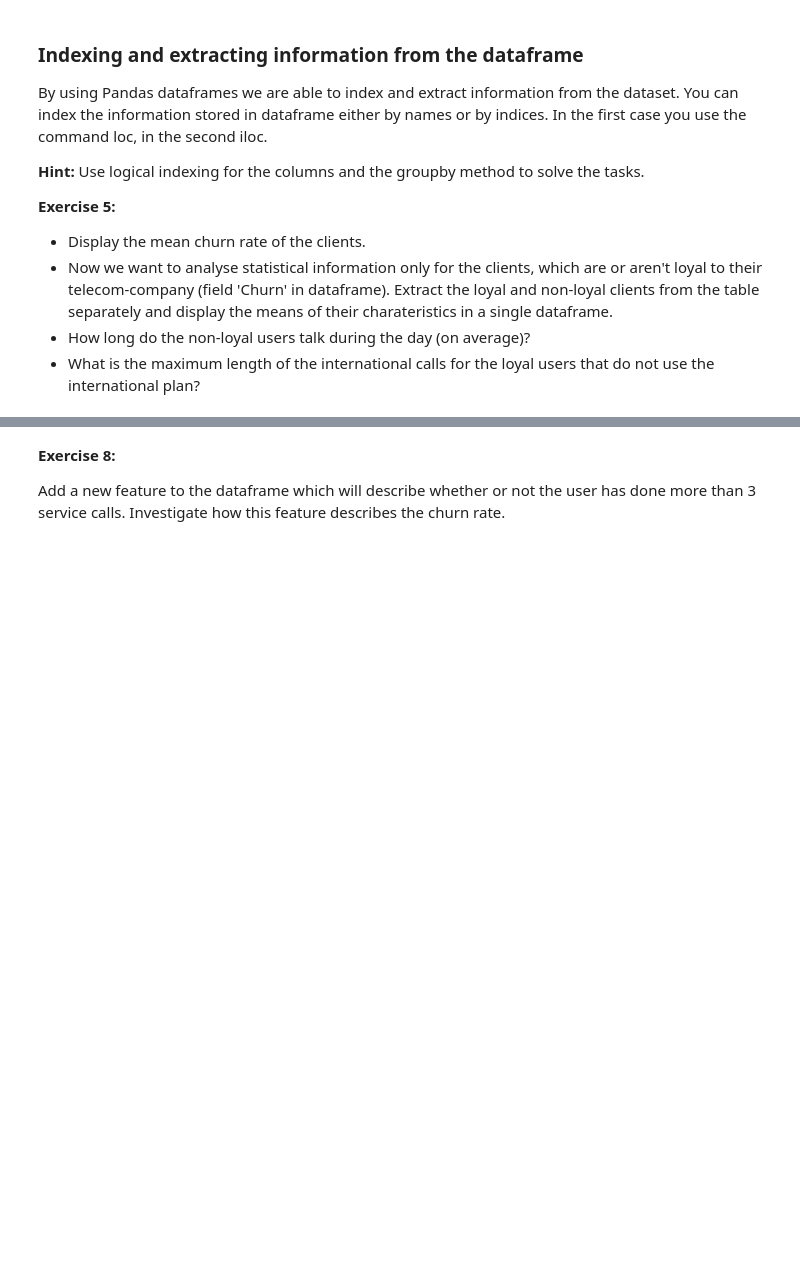
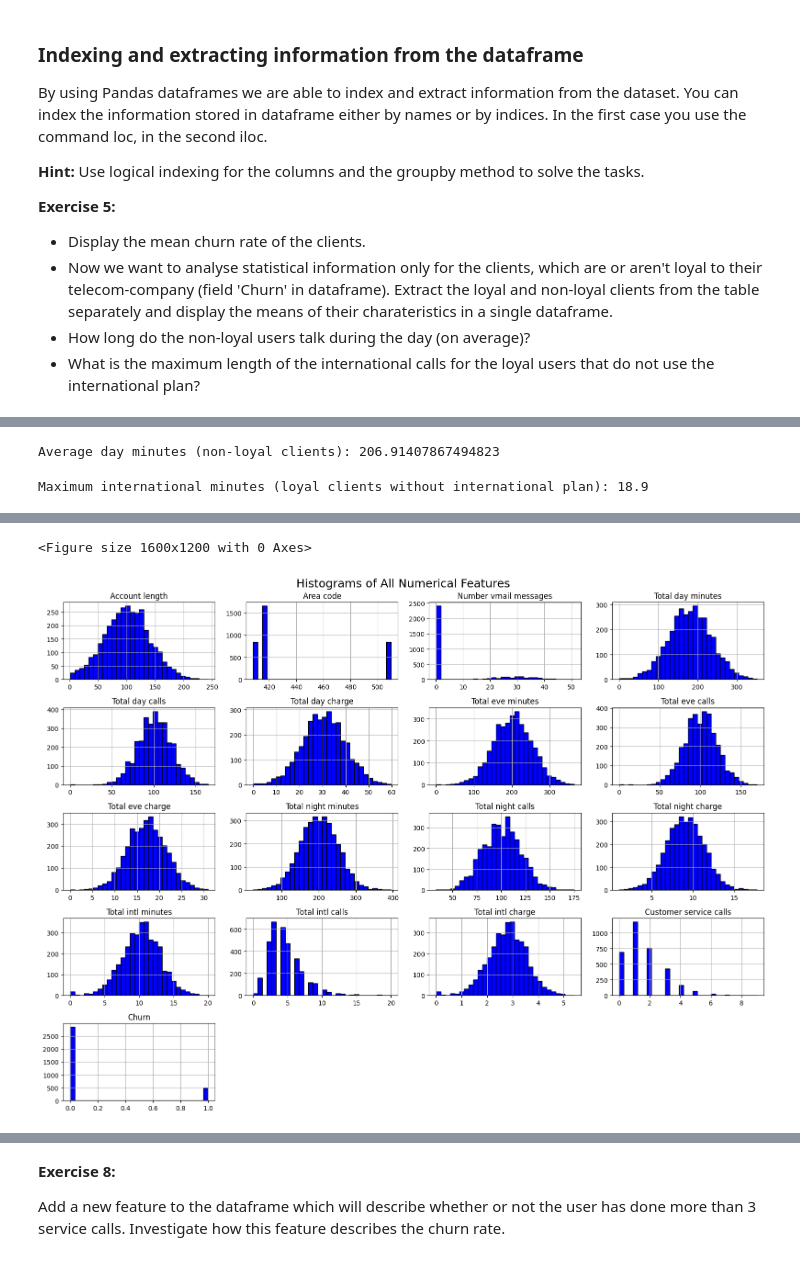
Before and after one commit to mohiuddinshahrukh/ML_LAB_0, a Jupyter notebook: Lab01_pandas_and_matplotlib.ipynb, the cells around one changed output, grey strips where cells are left out. Drawn from its saved outputs; the diff is of its cells as text; code cells hidden in the pictures; blank space fills up the shorter version.

```diff
--- a/Lab01_pandas_and_matplotlib.ipynb
+++ b/Lab01_pandas_and_matplotlib.ipynb
@@ -120,3 +309,13 @@ By using Pandas dataframes we are able to index and extract information from the
+# %%
+avg_day_minutes_dis_loyal = disloyal_Clients['Total day minutes'].mean()
+print("\nAverage day minutes (non-loyal clients):", avg_day_minutes_dis_loyal)
+# %% [output]
+Average day minutes (non-loyal clients): 206.91407867494823
+# %%
+max_intl_minutes_loyal_no_plan = df.loc[(df['Churn'] == 0) & (df['International plan'] == 'No'),'Total intl minutes'].max()
+print("\nMaximum international minutes (loyal clients without international plan):", max_intl_minutes_loyal_no_plan)
+# %% [output]
+Maximum international minutes (loyal clients without international plan): 18.9
 # %% [markdown]
 ### Distribution of the features
 
@@ -133,3 +330,14 @@ What do you observe? From which probability distribution could each feature be g
+# %%
+### Write Your code here ###
+
+plt.figure(figsize=(16, 12))
+df.hist(bins=30, figsize=(16, 12), color='blue', edgecolor='black')
+plt.suptitle('Histograms of All Numerical Features', fontsize=18)
+plt.tight_layout()
+plt.show()
+# %% [output]
+<Figure size 1600x1200 with 0 Axes>
+[figure, added]
 # %% [markdown]
 ### Pivot tables and graphics
 
```
Also changed, not shown: parts of 20 cells of this notebook.
